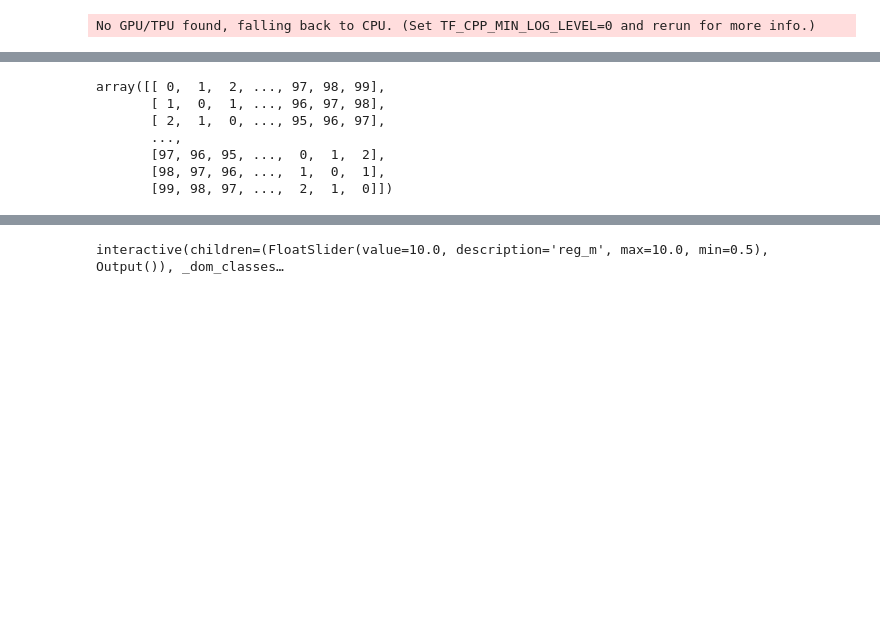
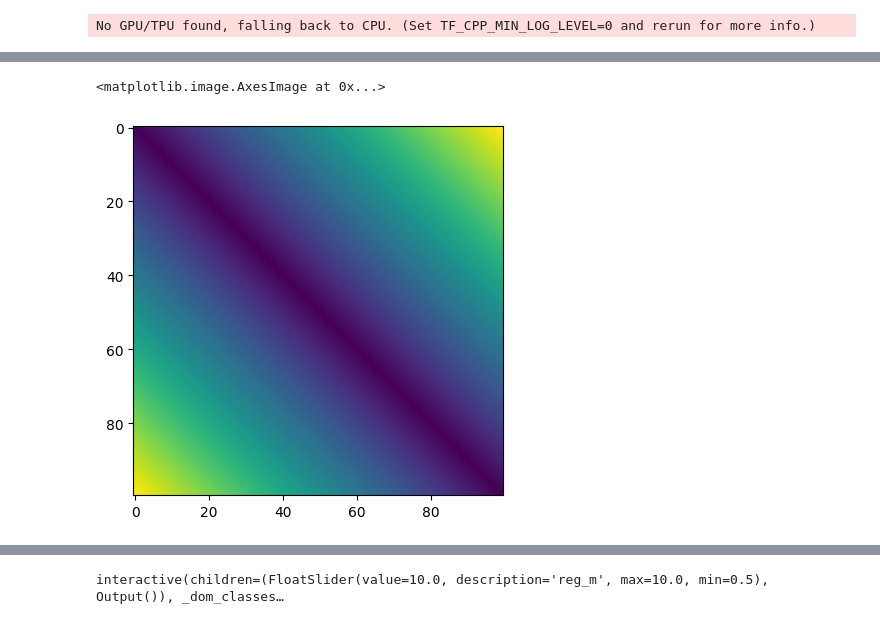
Before and after one commit to warik21/Thesis, a Jupyter notebook: Calculating_noise.ipynb, the cells around one changed output, grey strips where cells are left out. Cells and saved outputs as stored; diff of their text form; code cells hidden in the pictures; blank space fills up the shorter version.

```diff
--- a/Calculating_noise.ipynb
+++ b/Calculating_noise.ipynb
@@ -75,13 +81,8 @@ q.max()
 # %%
-C
+plt.imshow(C)
 # %% [output]
-array([[ 0,  1,  2, ..., 97, 98, 99],
-       [ 1,  0,  1, ..., 96, 97, 98],
-       [ 2,  1,  0, ..., 95, 96, 97],
-       ...,
-       [97, 96, 95, ...,  0,  1,  2],
-       [98, 97, 96, ...,  1,  0,  1],
-       [99, 98, 97, ...,  2,  1,  0]])
+<matplotlib.image.AxesImage at 0x...>
+[figure, added]
 # %%
 plan, log = ot.unbalanced.mm_unbalanced(a = p_new, b = q_new, M = C, reg_m=10, log=True)
 plot_transport_map_with_marginals(p_new, q_new, plan, '')
```
Also changed, not shown: parts of 34 cells of this notebook, 1 other file.
